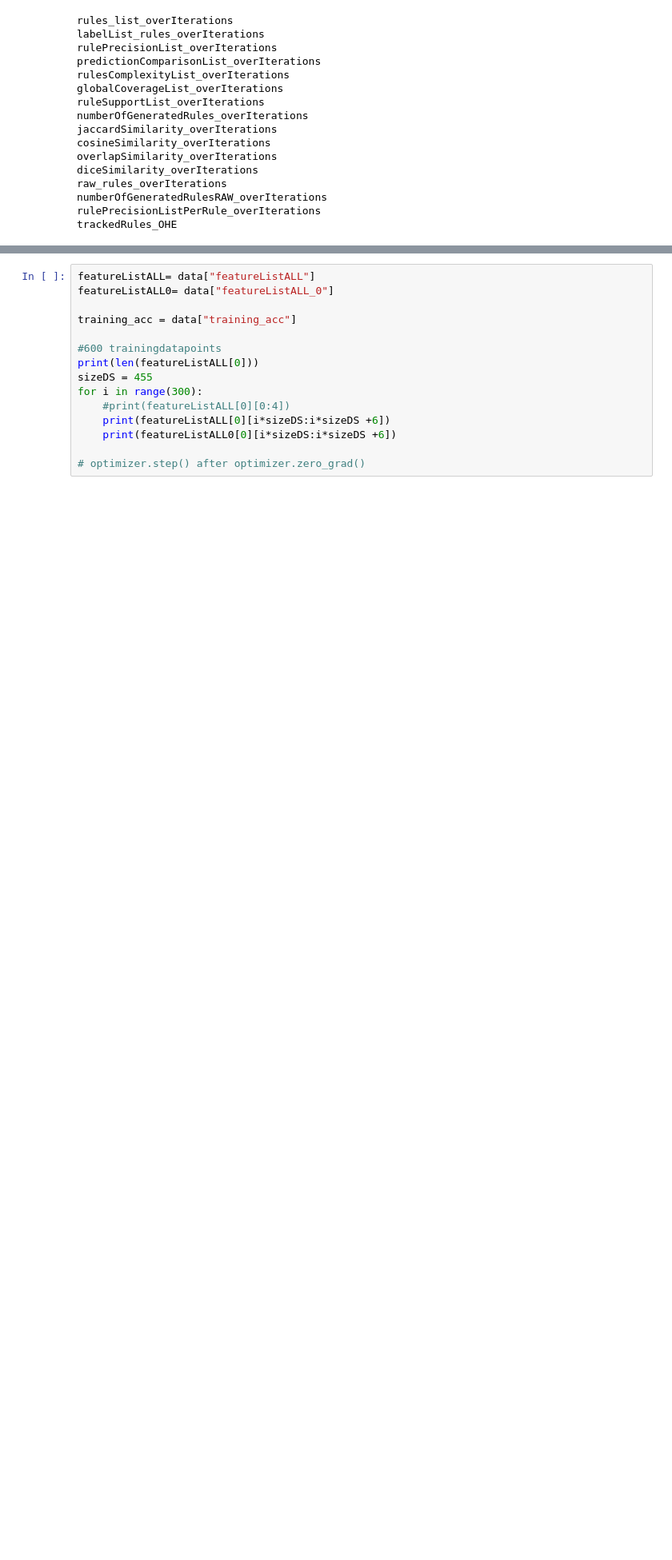
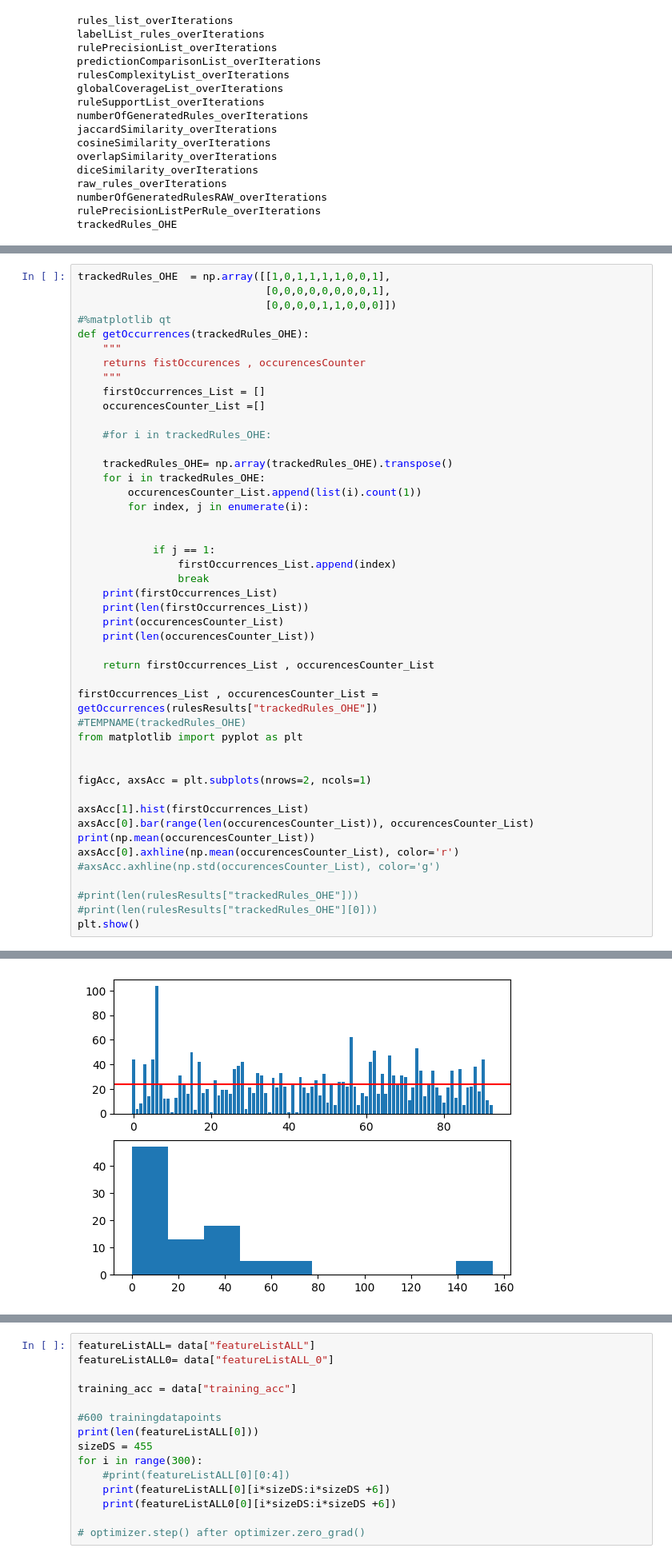
Before and after one commit to VellaRo/Bachelor, a Jupyter notebook: dataDiscovery.ipynb, the cells around one changed output, grey strips where cells are left out. Shown at 80% size. Cells and saved outputs as stored; diff of their text form; blank space fills up the shorter version.

```diff
--- a/dataDiscovery.ipynb
+++ b/dataDiscovery.ipynb
@@ -143,0 +172,47 @@ print(len(ruleAtIterationIsImportant_List_5))
+# %%
+trackedRules_OHE  = np.array([[1,0,1,1,1,1,0,0,1],
+                              [0,0,0,0,0,0,0,0,1],
+                              [0,0,0,0,1,1,0,0,0]])
+#%matplotlib qt
+def getOccurrences(trackedRules_OHE):
+    """
+    returns fistOccurences , occurencesCounter
+    """
+    firstOccurrences_List = []
+    occurencesCounter_List =[]
+
+    #for i in trackedRules_OHE:
+
+    trackedRules_OHE= np.array(trackedRules_OHE).transpose()
+    for i in trackedRules_OHE:
+        occurencesCounter_List.append(list(i).count(1))
+        for index, j in enumerate(i):
+
+
+            if j == 1:
+                firstOccurrences_List.append(index)
+                break
+    print(firstOccurrences_List)
+    print(len(firstOccurrences_List))
+    print(occurencesCounter_List)
+    print(len(occurencesCounter_List))
+
+    return firstOccurrences_List , occurencesCounter_List
+
+firstOccurrences_List , occurencesCounter_List = getOccurrences(rulesResults["trackedRules_OHE"])
+#TEMPNAME(trackedRules_OHE)
+from matplotlib import pyplot as plt
+
+
+figAcc, axsAcc = plt.subplots(nrows=2, ncols=1)
+
+axsAcc[1].hist(firstOccurrences_List)
+axsAcc[0].bar(range(len(occurencesCounter_List)), occurencesCounter_List)
+print(np.mean(occurencesCounter_List))
+axsAcc[0].axhline(np.mean(occurencesCounter_List), color='r')
+#axsAcc.axhline(np.std(occurencesCounter_List), color='g')
+
+#print(len(rulesResults["trackedRules_OHE"]))
+#print(len(rulesResults["trackedRules_OHE"][0]))
+plt.show()
+# %% [output]
@@ -144,3 +224,4 @@ print(len(ruleAtIterationIsImportant_List_5))
+[figure, added]
 # %%
 averaged_ruleAtIterationIsImportant_List_3 = []
 averaged_ruleAtIterationIsImportant_List_5 = []
```
Also changed, not shown: parts of 8 cells of this notebook, 23 other files.
